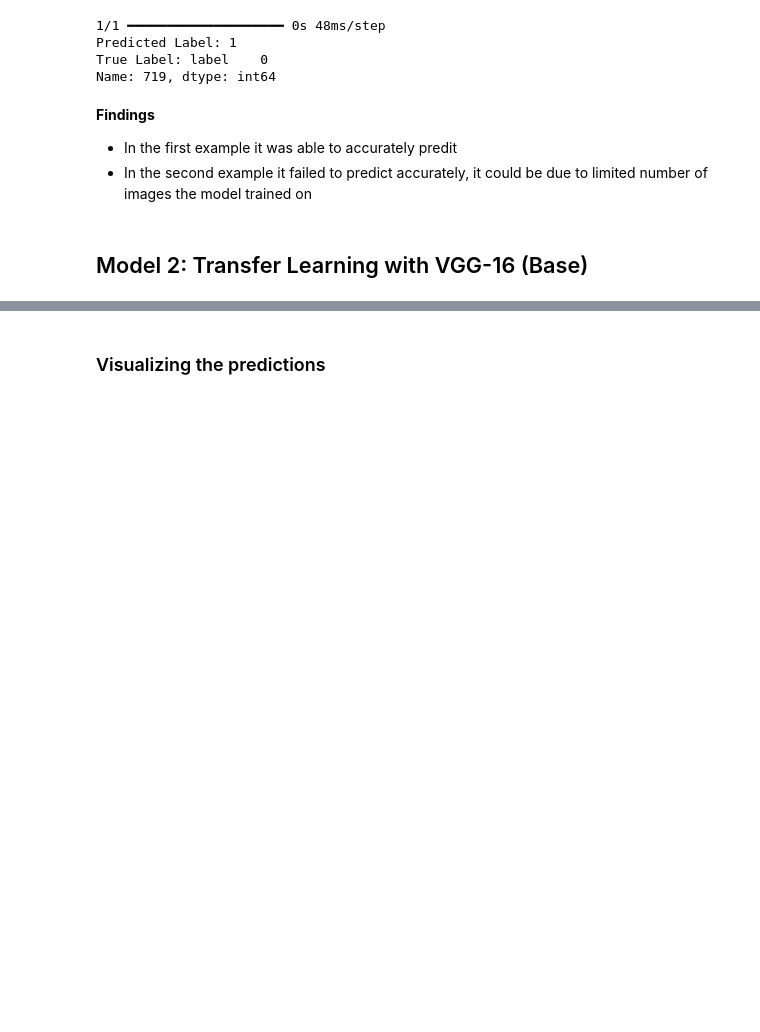
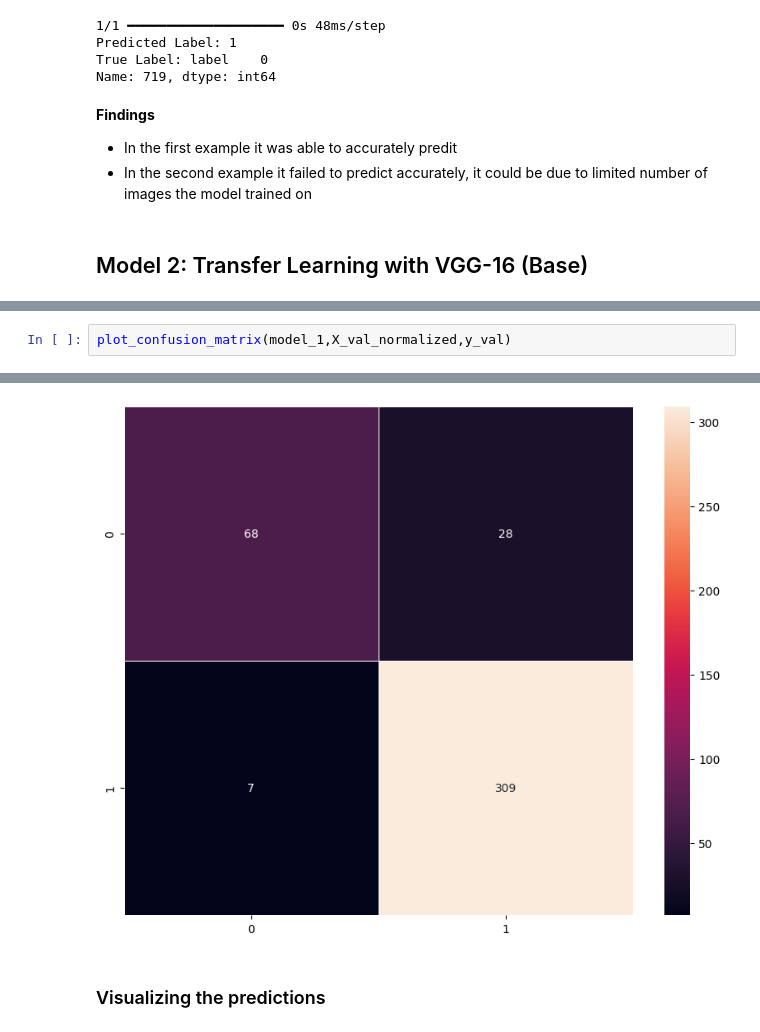
Before and after one commit to uday-d4/UTAI_HelmNet, a Jupyter notebook: HelmNet_Full_Code.ipynb, the cells around one changed output, grey strips where cells are left out. Cells and saved outputs as stored; diff of their text form; blank space fills up the shorter version.

```diff
--- a/HelmNet_Full_Code.ipynb
+++ b/HelmNet_Full_Code.ipynb
@@ -444,0 +578,3 @@ Name: 719, dtype: int64
+# %%
+plot_confusion_matrix(model_1,X_val_normalized,y_val)
+# %% [output]
@@ -445,2 +582,3 @@ Name: 719, dtype: int64
+[figure, added]
 # %% [markdown]
 ### Visualizing the predictions
```
Also changed, not shown: parts of 41 cells of this notebook.
